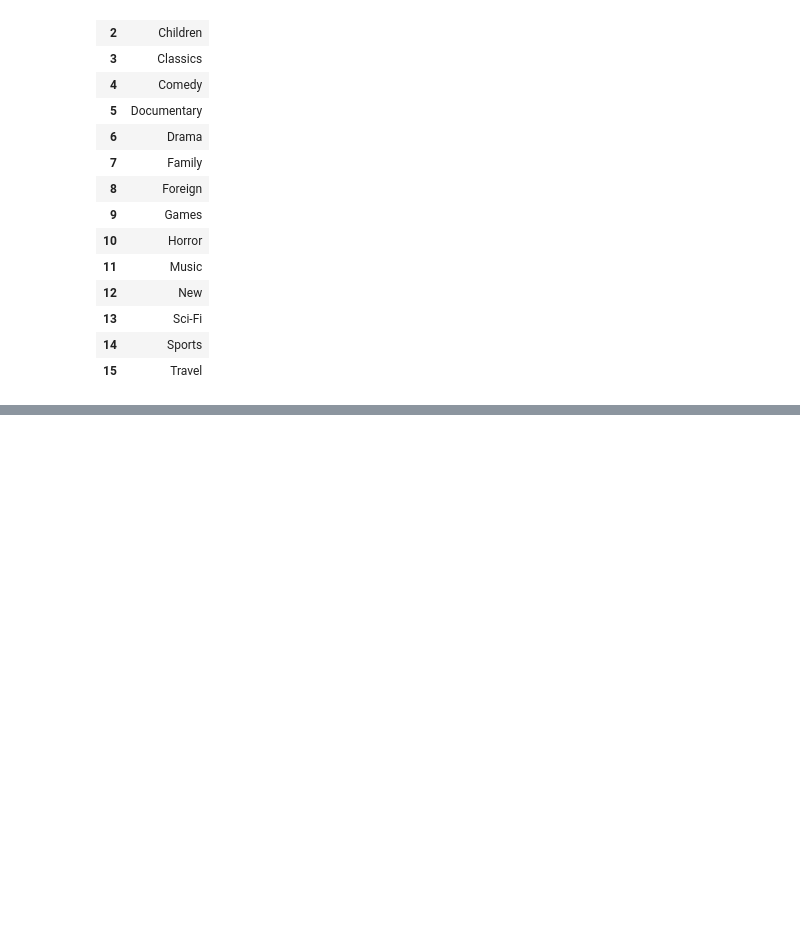
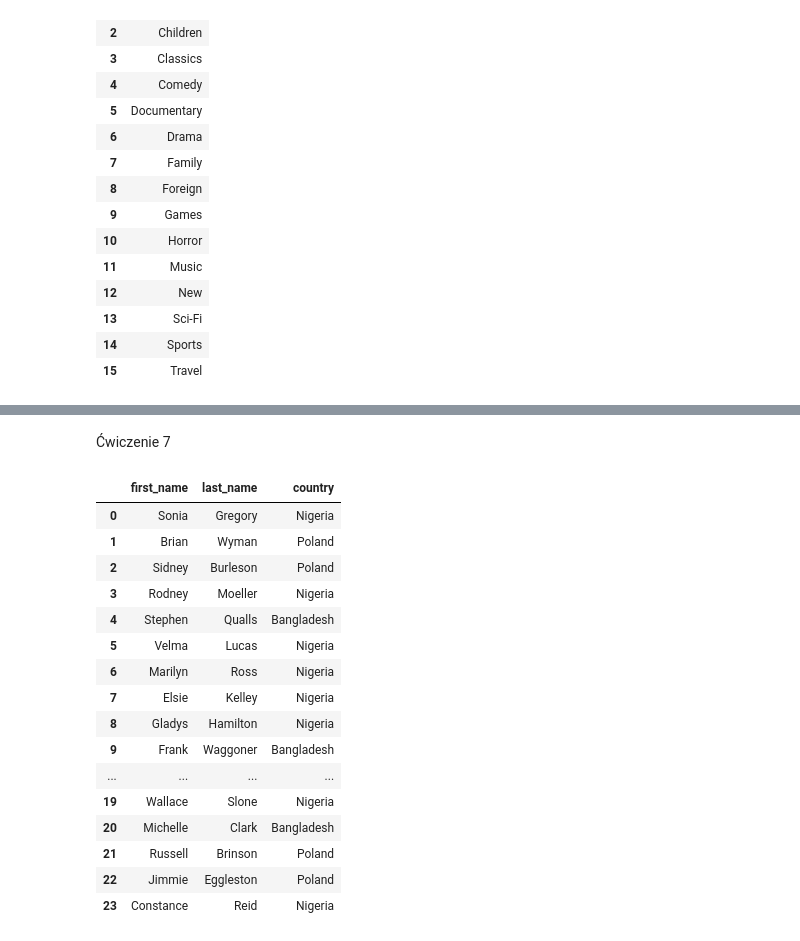
Before and after one commit to MicnedSQ/AiBD, a Jupyter notebook: Lab2/example.ipynb, the cells around one changed output, grey strips where cells are left out. Cells and saved outputs as stored; diff of their text form; code cells hidden in the pictures; blank space fills up the shorter version.

```diff
--- a/Lab2/example.ipynb
+++ b/Lab2/example.ipynb
@@ -132,0 +207,41 @@ print(c3_2)
+# %% [markdown]
+Ćwiczenie 7
+# %%
+c7 = pd.read_sql("""
+SELECT
+    first_name, last_name, country
+FROM
+    customer
+LEFT JOIN
+    address
+ON
+    customer.address_id = address.address_id
+LEFT JOIN
+    city
+ON
+    address.city_id = city.city_id
+LEFT JOIN
+    country
+ON
+    city.country_id = country.country_id
+WHERE
+    country = 'Poland' OR country = 'Nigeria' OR country = 'Bangladesh'""", con=connection_sqlalchemy)
+c7
+# %% [output]
+|  | first_name | last_name | country |
+| 0 | Sonia | Gregory | Nigeria |
+| 1 | Brian | Wyman | Poland |
+| 2 | Sidney | Burleson | Poland |
+| 3 | Rodney | Moeller | Nigeria |
+| 4 | Stephen | Qualls | Bangladesh |
+| 5 | Velma | Lucas | Nigeria |
+| 6 | Marilyn | Ross | Nigeria |
+| 7 | Elsie | Kelley | Nigeria |
+| 8 | Gladys | Hamilton | Nigeria |
+| 9 | Frank | Waggoner | Bangladesh |
+| ... | ... | ... | ... |
+| 19 | Wallace | Slone | Nigeria |
+| 20 | Michelle | Clark | Bangladesh |
+| 21 | Russell | Brinson | Poland |
+| 22 | Jimmie | Eggleston | Poland |
+| 23 | Constance | Reid | Nigeria |
```
Also changed, not shown: parts of 29 cells of this notebook.
